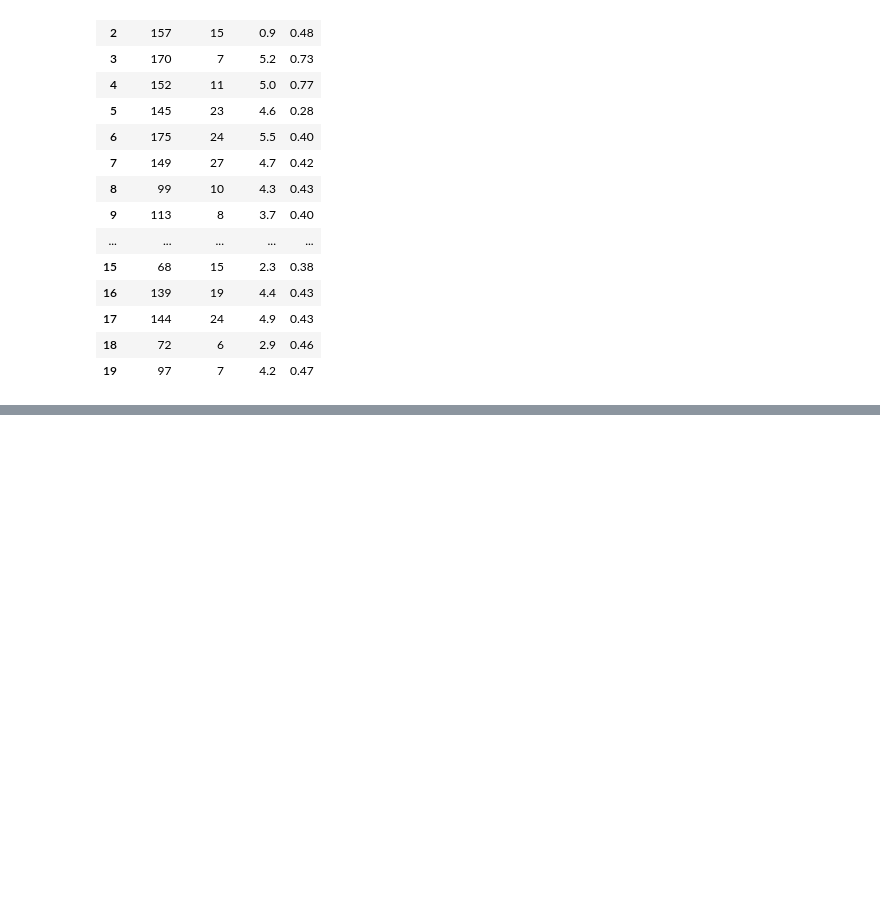
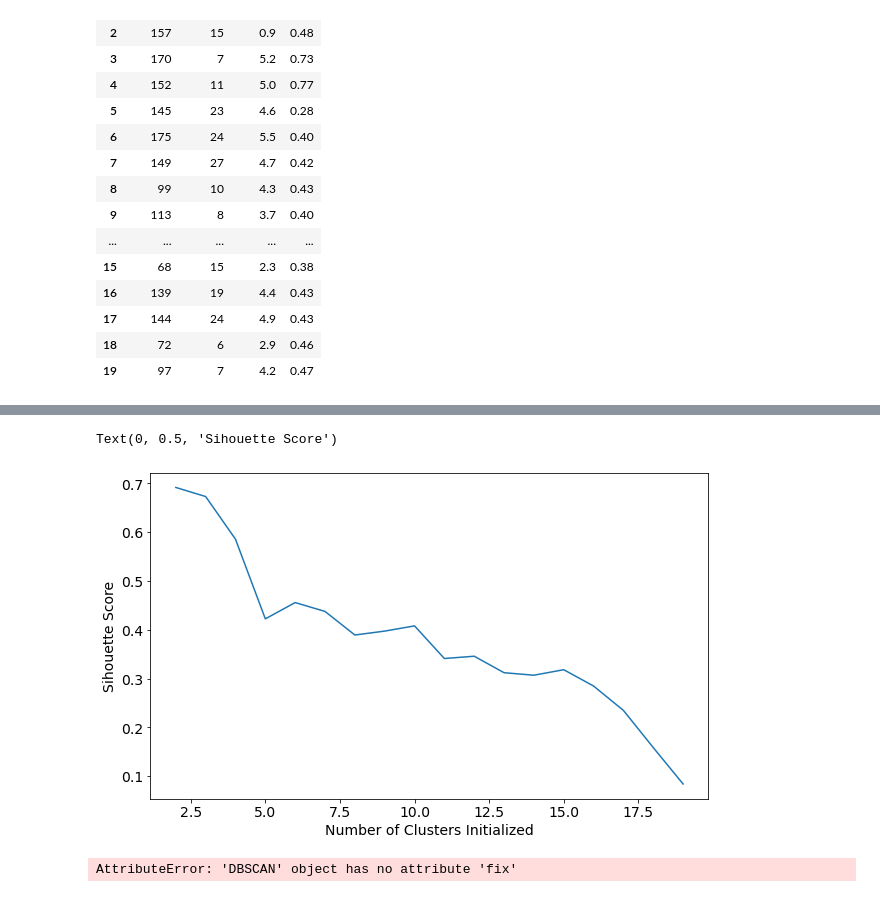
Before and after one commit to bob329/aimath, a Jupyter notebook: 源代码/ch16/beer.ipynb, the cells around one changed output, grey strips where cells are left out. Cells and saved outputs as stored; diff of their text form; code cells hidden in the pictures; blank space fills up the shorter version.

```diff
--- a/源代码/ch16/beer.ipynb
+++ b/源代码/ch16/beer.ipynb
@@ -115,0 +184,5 @@ Text(0.5, 0.92, 'With 3 centroids initialized')
+# %%
+from sklearn import metrics
+score_scale = metrics.silhouette_score(X, beer.scaled_cluster)
+score = metrics.silhouette_score(X, beer.cluster3)
+print(score_scale, score)
@@ -115,0 +191,7 @@ Text(0.5, 0.92, 'With 3 centroids initialized')
+# %%
+scores = []
+for k in range(2, 20):
+    labels = KMeans(n_clusters=k).fit(X).labels_
+    score = metrics.silhouette_score(X, labels)
+    scores.append(score)
+scores
@@ -115,0 +217,15 @@ Text(0.5, 0.92, 'With 3 centroids initialized')
+# %%
+plt.plot(list(range(2,20)), scores)
+plt.xlabel("Number of Clusters Initialized")
+plt.ylabel("Sihouette Score")
+# %% [output]
+Text(0, 0.5, 'Sihouette Score')
+[figure, added]
+# %%
+from sklearn.cluster import DBSCAN
+db = DBSCAN(eps=10, min_samples=2).fit(X)
+labels = db.labels_
+beer['cluster_db'] = labels
+beer.sort_values('cluster_db')
+# %% [output]
+AttributeError: 'DBSCAN' object has no attribute 'fix'
```
Also changed, not shown: parts of 9 cells of this notebook.
